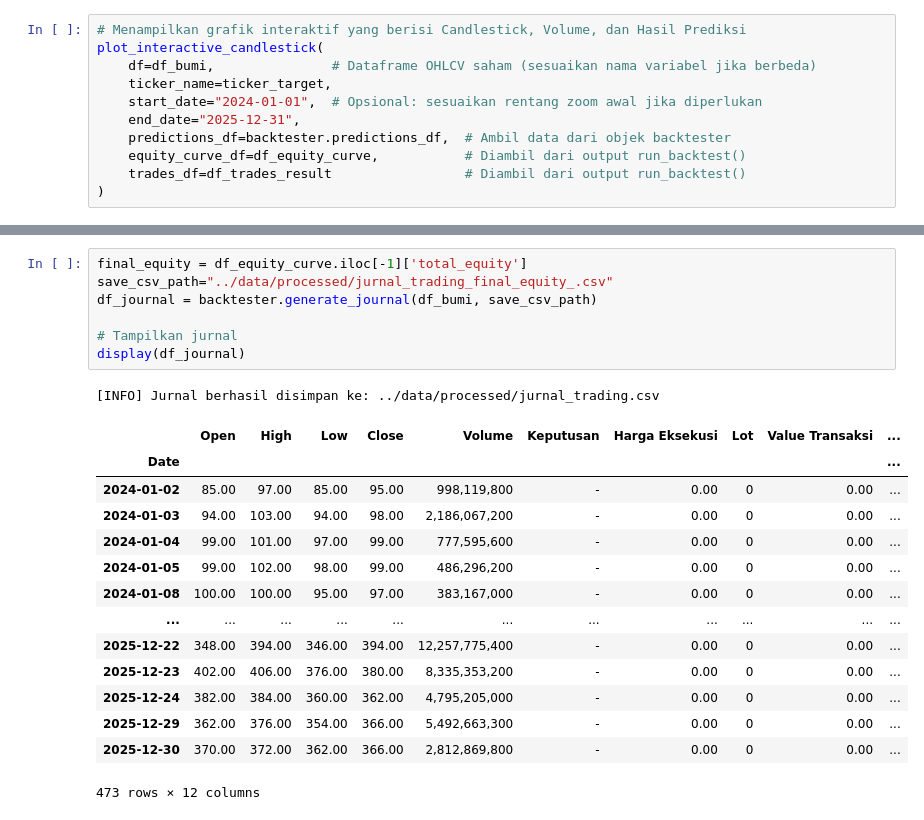
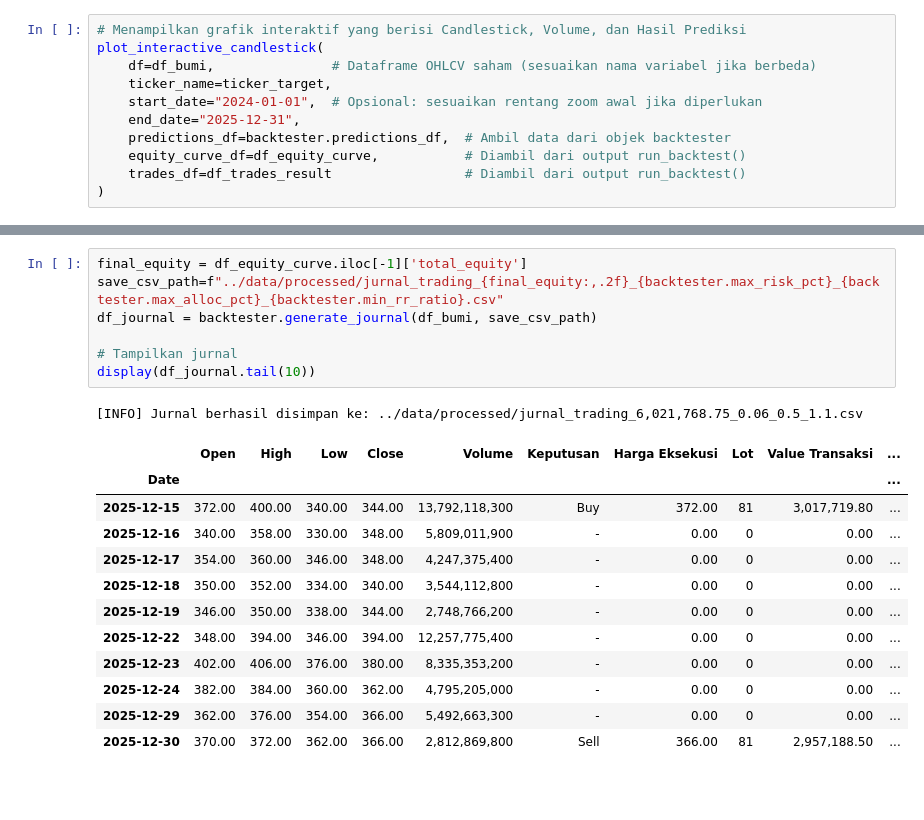
Before and after one commit to adilagagagah/stock-forecasting, a Jupyter notebook: notebook/backtest.ipynb, the cells around one changed output, grey strips where cells are left out. Cells and saved outputs as stored; diff of their text form; blank space fills up the shorter version.

```diff
--- a/notebook/backtest.ipynb
+++ b/notebook/backtest.ipynb
@@ -182,23 +157,21 @@ plot_interactive_candlestick(
 # %%
 final_equity = df_equity_curve.iloc[-1]['total_equity']
-save_csv_path="../data/processed/jurnal_trading_final_equity_.csv"
+save_csv_path=f"../data/processed/jurnal_trading_{final_equity:,.2f}_{backtester.max_risk_pct}_{backtester.max_alloc_pct}_{backtester.min_rr_ratio}.csv"
 df_journal = backtester.generate_journal(df_bumi, save_csv_path)
 
 # Tampilkan jurnal
-display(df_journal)
+display(df_journal.tail(10))
 # %% [output]
-[INFO] Jurnal berhasil disimpan ke: ../data/processed/jurnal_trading.csv
+[INFO] Jurnal berhasil disimpan ke: ../data/processed/jurnal_trading_6,021,768.75_0.06_0.5_1.1.csv
 |  | Open | High | Low | Close | Volume | Keputusan | Harga Eksekusi | Lot | Value Transaksi | ... |
 | Date |  |  |  |  |  |  |  |  |  | ... |
-| 2024-01-02 | 85.00 | 97.00 | 85.00 | 95.00 | 998,119,800 | - | 0.00 | 0 | 0.00 | ... |
-| 2024-01-03 | 94.00 | 103.00 | 94.00 | 98.00 | 2,186,067,200 | - | 0.00 | 0 | 0.00 | ... |
-| 2024-01-04 | 99.00 | 101.00 | 97.00 | 99.00 | 777,595,600 | - | 0.00 | 0 | 0.00 | ... |
-| 2024-01-05 | 99.00 | 102.00 | 98.00 | 99.00 | 486,296,200 | - | 0.00 | 0 | 0.00 | ... |
-| 2024-01-08 | 100.00 | 100.00 | 95.00 | 97.00 | 383,167,000 | - | 0.00 | 0 | 0.00 | ... |
-| ... | ... | ... | ... | ... | ... | ... | ... | ... | ... | ... |
+| 2025-12-15 | 372.00 | 400.00 | 340.00 | 344.00 | 13,792,118,300 | Buy | 372.00 | 81 | 3,017,719.80 | ... |
+| 2025-12-16 | 340.00 | 358.00 | 330.00 | 348.00 | 5,809,011,900 | - | 0.00 | 0 | 0.00 | ... |
+| 2025-12-17 | 354.00 | 360.00 | 346.00 | 348.00 | 4,247,375,400 | - | 0.00 | 0 | 0.00 | ... |
+| 2025-12-18 | 350.00 | 352.00 | 334.00 | 340.00 | 3,544,112,800 | - | 0.00 | 0 | 0.00 | ... |
+| 2025-12-19 | 346.00 | 350.00 | 338.00 | 344.00 | 2,748,766,200 | - | 0.00 | 0 | 0.00 | ... |
 | 2025-12-22 | 348.00 | 394.00 | 346.00 | 394.00 | 12,257,775,400 | - | 0.00 | 0 | 0.00 | ... |
 | 2025-12-23 | 402.00 | 406.00 | 376.00 | 380.00 | 8,335,353,200 | - | 0.00 | 0 | 0.00 | ... |
 | 2025-12-24 | 382.00 | 384.00 | 360.00 | 362.00 | 4,795,205,000 | - | 0.00 | 0 | 0.00 | ... |
 | 2025-12-29 | 362.00 | 376.00 | 354.00 | 366.00 | 5,492,663,300 | - | 0.00 | 0 | 0.00 | ... |
-| 2025-12-30 | 370.00 | 372.00 | 362.00 | 366.00 | 2,812,869,800 | - | 0.00 | 0 | 0.00 | ... |
+| 2025-12-30 | 370.00 | 372.00 | 362.00 | 366.00 | 2,812,869,800 | Sell | 366.00 | 81 | 2,957,188.50 | ... |
-473 rows × 12 columns
```
Also changed, not shown: parts of 10 cells of this notebook, 9 other files.
